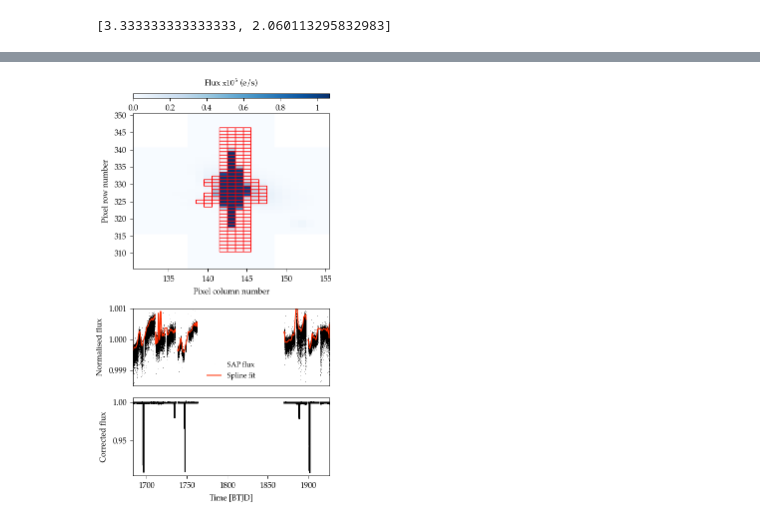
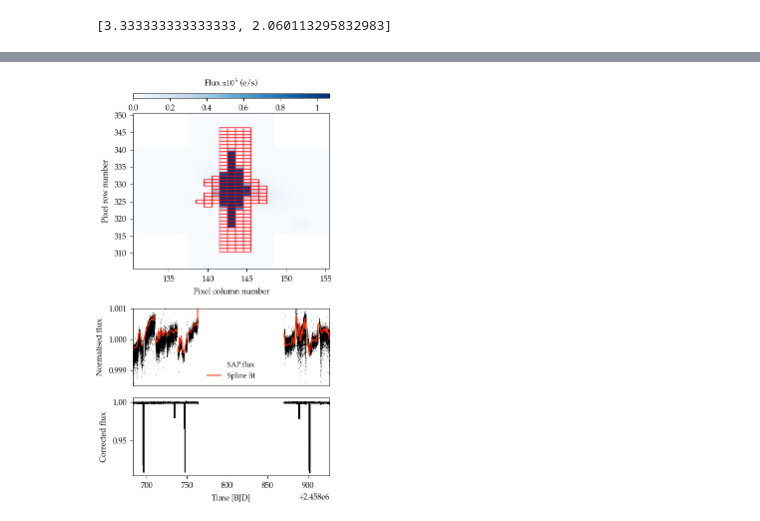
Before and after one commit to danhey/adra, a Jupyter notebook: LC preprocess.ipynb, the cells around one changed output, grey strips where cells are left out. Cells and saved outputs as stored; diff of their text form; code cells hidden in the pictures.

```diff
--- a/LC preprocess.ipynb
+++ b/LC preprocess.ipynb
@@ -102,3 +89,5 @@ plt.show()
+# %%
+btjd = 2457000
 # %%
 fig, axes = plt.subplots(3,1, figsize=[3.36,6], gridspec_kw={'height_ratios':[1,0.5,0.5]}, constrained_layout=True)
 
@@ -136,42 +125,43 @@ ax.set(xlabel='Pixel column number', ylabel='Pixel row number')
 ax = axes[1]
 times, fluxes, flux_errs = [], [], []
 for lc in lc_files:
-    lc = lc.remove_nans()
-    time, flux, flux_err = lc.time.value, lc.sap_flux.value, lc.normalize().flux_err.value
+    lc = lc.SAP_FLUX.remove_nans()
+    time, flux, flux_err = lc.time, lc.flux, lc.normalize().flux_err
     flux /= np.median(flux)
     t0_guess = time[np.argmin(flux)]
     spacing = 0.4
     mask = (time > t0_guess-spacing) & (time < t0_guess+spacing)
 
 #     spl = UnivariateSpline(time[~mask], flux[~mask], k=5, s=0.1)
 #     xs = np.linspace(time[0], time[-1], 1000)
 
-    ax.plot(time[~mask], flux[~mask], ',k', rasterized=True)
+    ax.plot(time[~mask] + btjd, flux[~mask], ',k', rasterized=True)
 
     t = fit_continuum(time, flux, np.ones_like(time), maxniter=100, order=50)
 
-    ax.plot(time, t, c='C3', rasterized=True)
+    ax.plot(time + btjd, t, c='C3', rasterized=True)
     times.extend(time)
     fluxes.extend(flux / t)
     flux_errs.extend(flux_err)
 
-ax.plot(time[~mask], flux[~mask], ',k', label='SAP flux', rasterized=True)
-ax.plot(time, t, c='C3', label='Spline fit', rasterized=True)
+times = np.array(times)
+ax.plot(time[~mask] + btjd, flux[~mask], ',k', label='SAP flux', rasterized=True)
+ax.plot(time + btjd, t, c='C3', label='Spline fit', rasterized=True)
 ax.legend(fontsize=7)
 
-ax.set(xlim=[lc_files[0].time.value[0], lc_files[-1].time.value[-1]],
+ax.set(xlim=[lc_files[0].time[0] + btjd, lc_files[-1].time[-1] + btjd],
       ylim=[0.9985, 1.001],
       xticks=[],
       ylabel='Normalised flux')
 
 ax = axes[2]
-ax.plot(times, fluxes, '.k', markersize=1, rasterized=True)
-ax.set(xlim=[times[0], times[-1]],
+ax.plot(times + btjd, fluxes, '.k', markersize=1, rasterized=True)
+ax.set(xlim=[times[0] + btjd, times[-1] + btjd],
       ylabel='Corrected flux',
-      xlabel='Time [BTJD]')
+      xlabel='Time [BJD]')
 
 # plt.subplots_adjust(hspace=0.1)
 
 plt.savefig(overleaf_path+'lc_corr.pdf', dpi=300, bbox_inches='tight')
 # %% [output]
-[figure, old version]
+[figure, new version]
```
Also changed, not shown: parts of 4 cells of this notebook, 4 other files.
